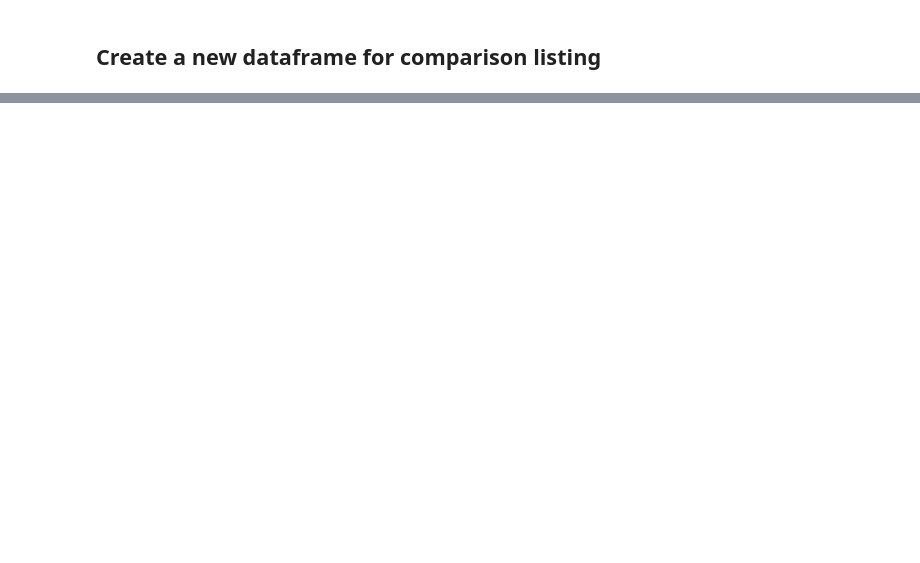
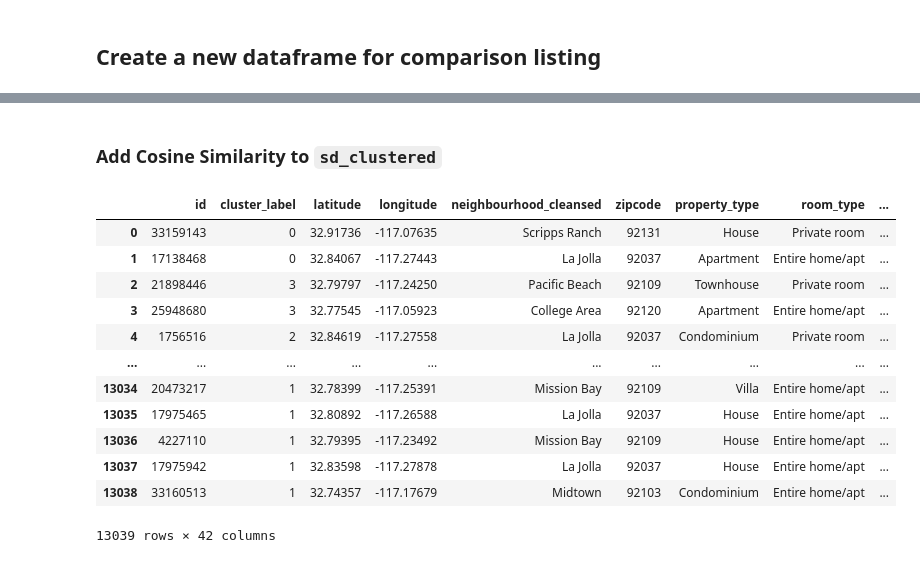
Before and after one commit to eric8395/airbnb_recommendations, a Jupyter notebook: Recommendations.ipynb, the cells around one changed output, grey strips where cells are left out. Drawn from its saved outputs; the diff is of its cells as text; code cells hidden in the pictures; blank space fills up the shorter version.

```diff
--- a/Recommendations.ipynb
+++ b/Recommendations.ipynb
@@ -81,0 +108,20 @@ random_listing
+# %% [markdown]
+### Add Cosine Similarity to `sd_clustered`
+# %%
+# load in df with the cluster labels
+sd_clustered = pd.read_csv('data/sd_clustered', index_col = 0)
+sd_clustered.reset_index(drop = 'index')
+# %% [output]
+|  | id | cluster_label | latitude | longitude | neighbourhood_cleansed | zipcode | property_type | room_type | ... |
+| 0 | 33159143 | 0 | 32.91736 | -117.07635 | Scripps Ranch | 92131 | House | Private room | ... |
+| 1 | 17138468 | 0 | 32.84067 | -117.27443 | La Jolla | 92037 | Apartment | Entire home/apt | ... |
+| 2 | 21898446 | 3 | 32.79797 | -117.24250 | Pacific Beach | 92109 | Townhouse | Private room | ... |
+| 3 | 25948680 | 3 | 32.77545 | -117.05923 | College Area | 92120 | Apartment | Entire home/apt | ... |
+| 4 | 1756516 | 2 | 32.84619 | -117.27558 | La Jolla | 92037 | Condominium | Private room | ... |
+| ... | ... | ... | ... | ... | ... | ... | ... | ... | ... |
+| 13034 | 20473217 | 1 | 32.78399 | -117.25391 | Mission Bay | 92109 | Villa | Entire home/apt | ... |
+| 13035 | 17975465 | 1 | 32.80892 | -117.26588 | La Jolla | 92037 | House | Entire home/apt | ... |
+| 13036 | 4227110 | 1 | 32.79395 | -117.23492 | Mission Bay | 92109 | House | Entire home/apt | ... |
+| 13037 | 17975942 | 1 | 32.83598 | -117.27878 | La Jolla | 92037 | House | Entire home/apt | ... |
+| 13038 | 33160513 | 1 | 32.74357 | -117.17679 | Midtown | 92103 | Condominium | Entire home/apt | ... |
+13039 rows × 42 columns
```
Also changed, not shown: parts of 22 cells of this notebook, 1 other file.
